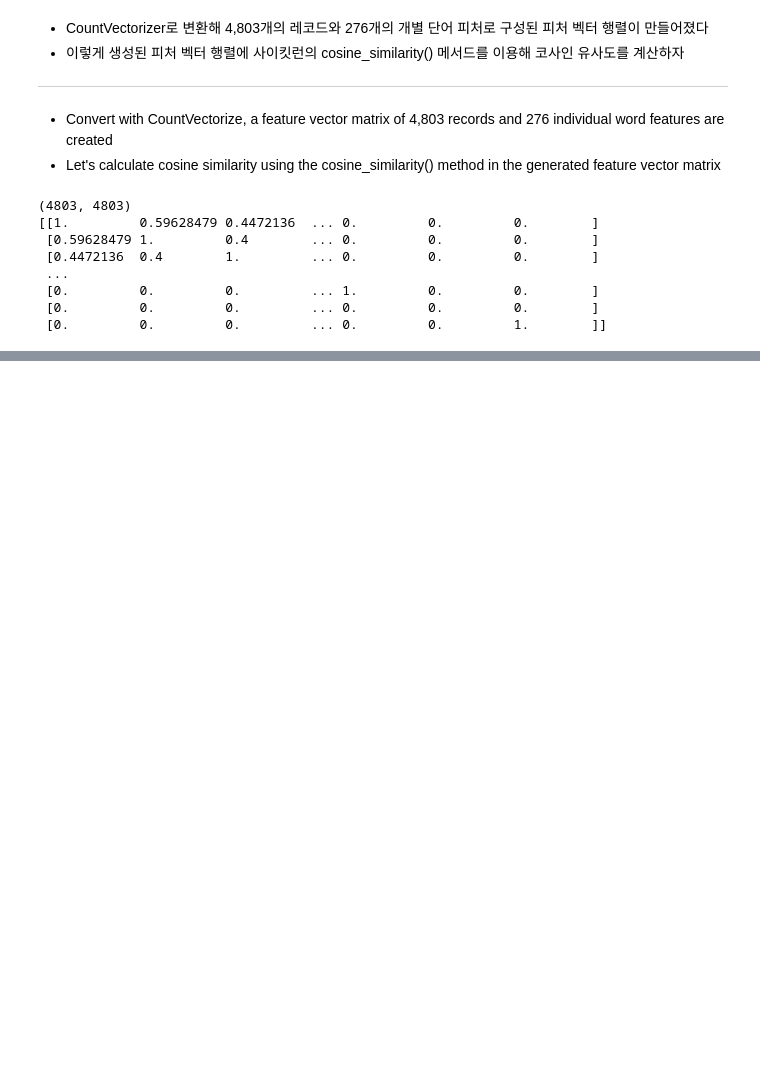
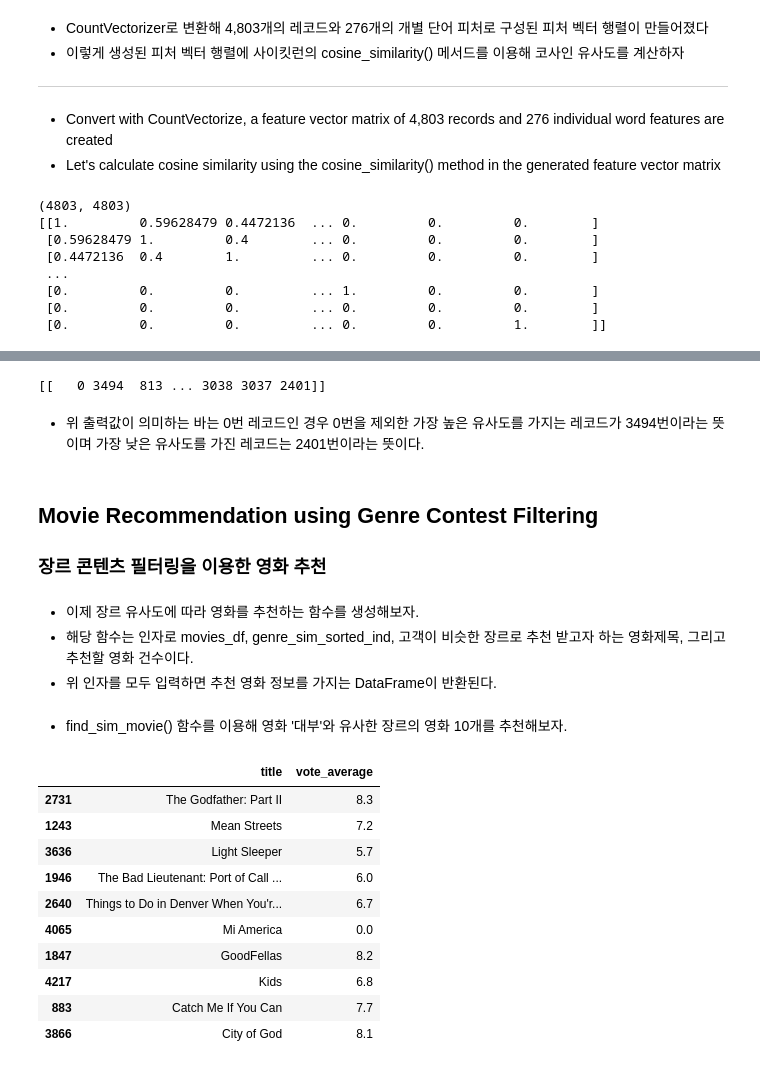
Before and after one commit to KevinTheRainmaker/Recommendation_Algorithms, a Jupyter notebook: 1. Content-Based Filtering Practice - TMDB 5000 Movie Dataset.ipynb, the cells around one changed output, grey strips where cells are left out. Saved outputs shown, nothing was run; the diff lists cells and outputs as text; code cells hidden in the pictures; blank space fills up the shorter version.

Commit message:
feat: content-based_filtering

```diff
--- a/1. Content-Based Filtering Practice - TMDB 5000 Movie Dataset.ipynb
+++ b/1. Content-Based Filtering Practice - TMDB 5000 Movie Dataset.ipynb
@@ -154,0 +162,48 @@ print(genre_sim)
+# %%
+genre_sim_sorted_ind = genre_sim.argsort()[:, ::-1]
+print(genre_sim_sorted_ind[:1])
+# %% [output]
+[[   0 3494  813 ... 3038 3037 2401]]
+# %% [markdown]
+- 위 출력값이 의미하는 바는 0번 레코드인 경우 0번을 제외한 가장 높은 유사도를 가지는 레코드가 3494번이라는 뜻이며 가장 낮은 유사도를 가진 레코드는 2401번이라는 뜻이다.
+# %% [markdown]
+## Movie Recommendation using Genre Contest Filtering
+### 장르 콘텐츠 필터링을 이용한 영화 추천
+# %% [markdown]
+- 이제 장르 유사도에 따라 영화를 추천하는 함수를 생성해보자.
+- 해당 함수는 인자로 movies_df, genre_sim_sorted_ind, 고객이 비슷한 장르로 추천 받고자 하는 영화제목, 그리고 추천할 영화 건수이다.
+- 위 인자를 모두 입력하면 추천 영화 정보를 가지는 DataFrame이 반환된다.
+# %%
+def find_sim_movie(df, sorted_ind, title_name, top_n = 10):
+    # 인자로 입력된 movies_df에서 'title' 칼럼이 입력된 criteria 값인 df 추출
+    title_movie = df[df['title'] == title_name]
+
+    #title_named을 가진 df의 index 객체를 ndarray로 반환하고,
+    #sorted_ind 인자로 입력된 genre_sim_sorted_ind 객체에서 유사도 순으로 top_n개의 index 추출
+    title_index = title_movie.index.values
+    similar_indexes = sorted_ind[title_index, :(top_n)]
+
+    #추출된 top_n index 출력
+    #top_n index는 2차원 데이터
+    #df에서 index로 사용하기 위해서 1차원 array로 바꾸는 과정 필요
+#     print(similar_indexes)
+    similar_indexes = similar_indexes.reshape(-1)
+
+    return df.iloc[similar_indexes]
+# %% [markdown]
+- find_sim_movie() 함수를 이용해 영화 '대부'와 유사한 장르의 영화 10개를 추천해보자.
+# %%
+sim_movies = find_sim_movie(df = movies, sorted_ind = genre_sim_sorted_ind, title_name = 'The Godfather', top_n = 10)
+sim_movies[['title', 'vote_average']]
+# %% [output]
+|  | title | vote_average |
+| 2731 | The Godfather: Part II | 8.3 |
+| 1243 | Mean Streets | 7.2 |
+| 3636 | Light Sleeper | 5.7 |
+| 1946 | The Bad Lieutenant: Port of Call ... | 6.0 |
+| 2640 | Things to Do in Denver When You'r... | 6.7 |
+| 4065 | Mi America | 0.0 |
+| 1847 | GoodFellas | 8.2 |
+| 4217 | Kids | 6.8 |
+| 883 | Catch Me If You Can | 7.7 |
+| 3866 | City of God | 8.1 |
```
Also changed, not shown: parts of 21 cells of this notebook.
